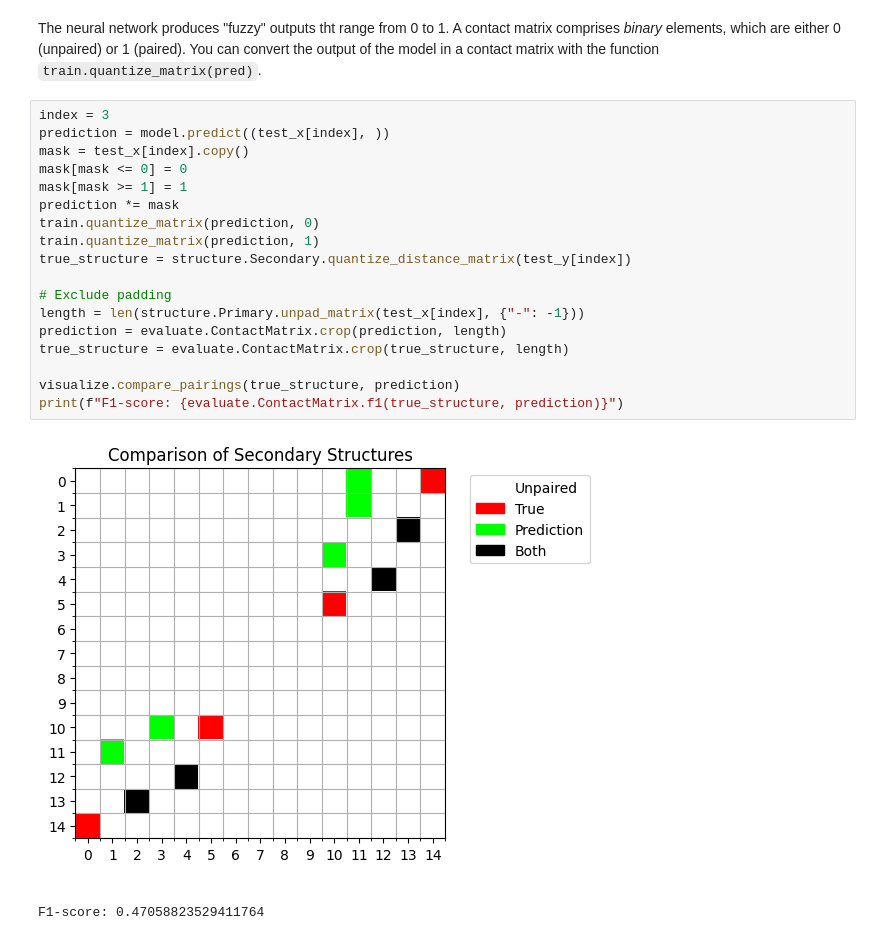
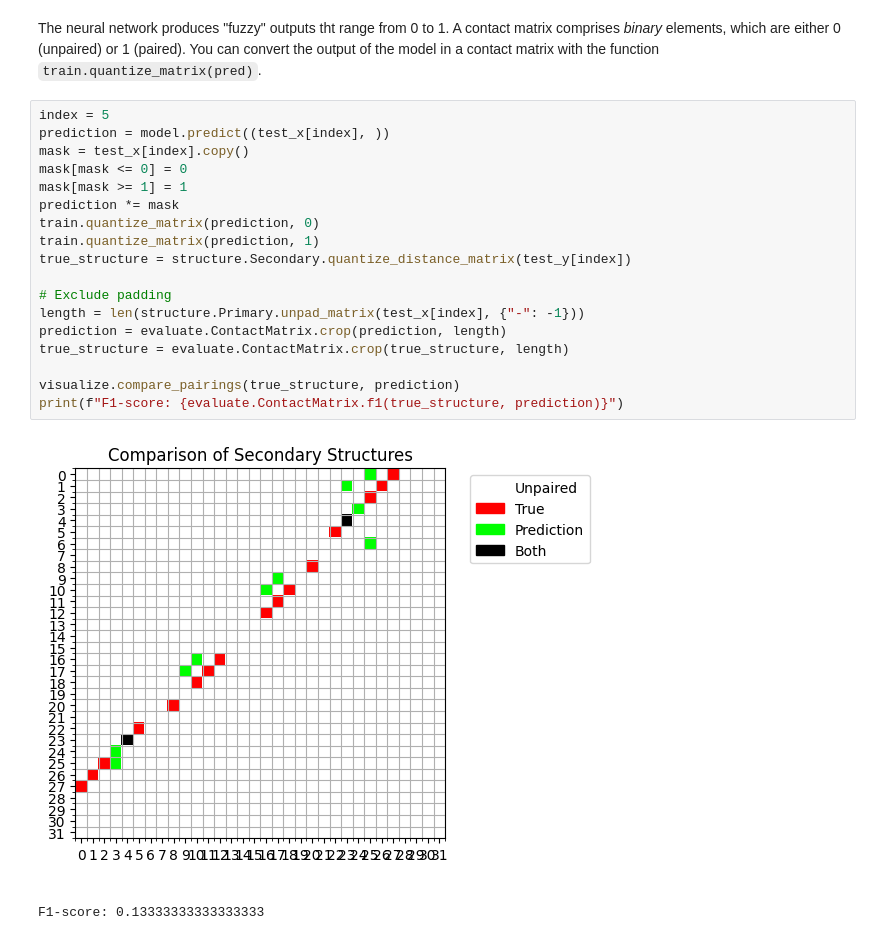
Before and after one commit to Vincent-Therrien/diurnal, a Jupyter notebook: demo/synthetic_pipeline.ipynb, the cells around one changed output. Drawn from its saved outputs; the diff is of its cells as text.

```diff
--- a/demo/synthetic_pipeline.ipynb
+++ b/demo/synthetic_pipeline.ipynb
@@ -289,23 +287,23 @@ matrix comprises *binary* elements, which are either 0 (unpaired) or 1 (paired).
 You can convert the output of the model in a contact matrix with the function
 `train.quantize_matrix(pred)`.
 # %%
-index = 3
+index = 5
 prediction = model.predict((test_x[index], ))
 mask = test_x[index].copy()
 mask[mask <= 0] = 0
 mask[mask >= 1] = 1
 prediction *= mask
 train.quantize_matrix(prediction, 0)
 train.quantize_matrix(prediction, 1)
 true_structure = structure.Secondary.quantize_distance_matrix(test_y[index])
 
 # Exclude padding
 length = len(structure.Primary.unpad_matrix(test_x[index], {"-": -1}))
 prediction = evaluate.ContactMatrix.crop(prediction, length)
 true_structure = evaluate.ContactMatrix.crop(true_structure, length)
 
 visualize.compare_pairings(true_structure, prediction)
 print(f"F1-score: {evaluate.ContactMatrix.f1(true_structure, prediction)}")
 # %% [output]
-[figure, old version]
+[figure, new version]
-F1-score: 0.47058823529411764
+F1-score: 0.13333333333333333
```
Also changed, not shown: parts of 7 cells of this notebook, 9 other files.
